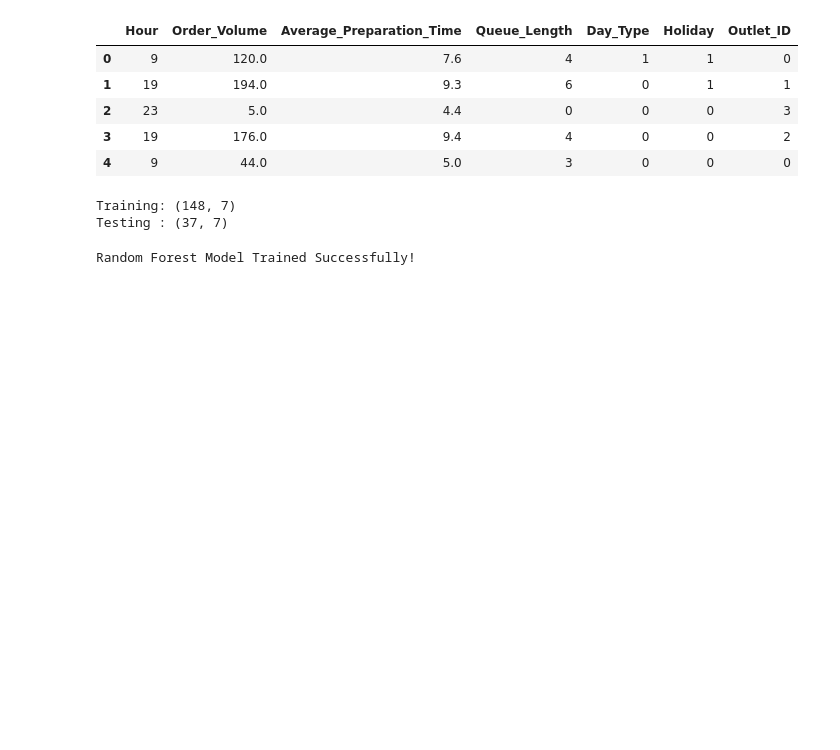
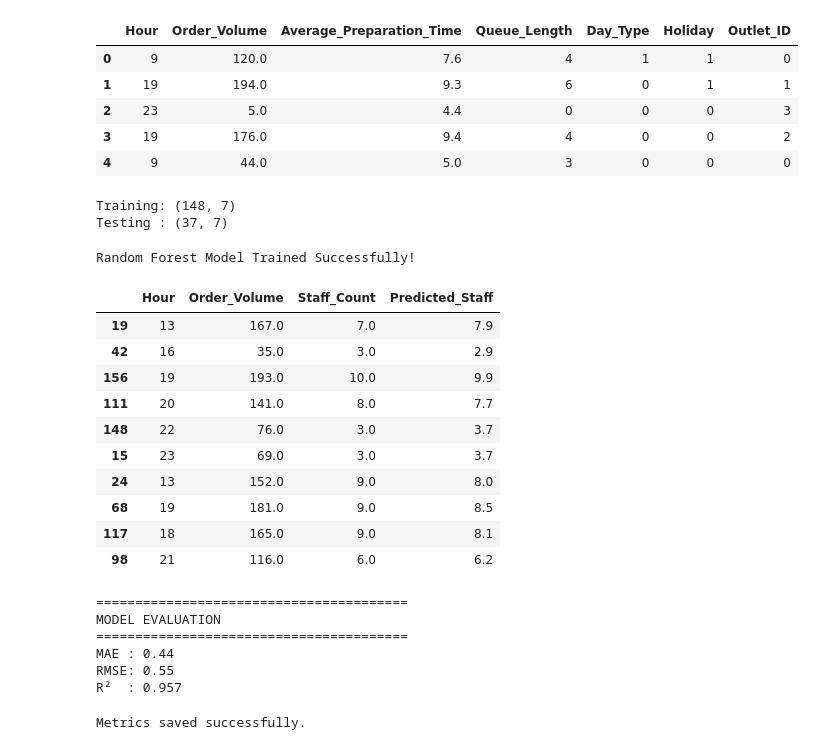
Before and after one commit to Rukshana-S/mcd-staffing-demand-prediction, a Jupyter notebook: Restaurant_Staffing_Analysis.ipynb, the cells around one changed output. Saved outputs shown, nothing was run; the diff lists cells and outputs as text; code cells hidden in the pictures; blank space fills up the shorter version.

Commit message:
Evaluate Random Forest model and save performance metrics

```diff
--- a/Restaurant_Staffing_Analysis.ipynb
+++ b/Restaurant_Staffing_Analysis.ipynb
@@ -457,3 +457,64 @@ rf_model.fit(X_train, y_train)
 print("Random Forest Model Trained Successfully!")
 # %% [output]
 Random Forest Model Trained Successfully!
+# %%
+predictions = rf_model.predict(X_test)
+
+results = model_df.iloc[y_test.index][["Hour","Order_Volume","Staff_Count"]].copy()
+results["Predicted_Staff"] = predictions.round(1)
+
+results.head(10)
+# %% [output]
+|  | Hour | Order_Volume | Staff_Count | Predicted_Staff |
+| 19 | 13 | 167.0 | 7.0 | 7.9 |
+| 42 | 16 | 35.0 | 3.0 | 2.9 |
+| 156 | 19 | 193.0 | 10.0 | 9.9 |
+| 111 | 20 | 141.0 | 8.0 | 7.7 |
+| 148 | 22 | 76.0 | 3.0 | 3.7 |
+| 15 | 23 | 69.0 | 3.0 | 3.7 |
+| 24 | 13 | 152.0 | 9.0 | 8.0 |
+| 68 | 19 | 181.0 | 9.0 | 8.5 |
+| 117 | 18 | 165.0 | 9.0 | 8.1 |
+| 98 | 21 | 116.0 | 6.0 | 6.2 |
+# %%
+from sklearn.metrics import (
+    mean_absolute_error,
+    mean_squared_error,
+    r2_score
+)
+
+import numpy as np
+
+mae = mean_absolute_error(y_test, predictions)
+rmse = np.sqrt(mean_squared_error(y_test, predictions))
+r2 = r2_score(y_test, predictions)
+
+print("="*40)
+print("MODEL EVALUATION")
+print("="*40)
+print(f"MAE : {mae:.2f}")
+print(f"RMSE: {rmse:.2f}")
+print(f"R²  : {r2:.3f}")
+# %% [output]
+========================================
+MODEL EVALUATION
+========================================
+MAE : 0.44
+RMSE: 0.55
+R²  : 0.957
+# %%
+metrics_path = os.path.join(
+    project_path,
+    "outputs/model_metrics.txt"
+)
+
+with open(metrics_path, "w") as f:
+    f.write("Random Forest Model Evaluation\n")
+    f.write("="*35 + "\n")
+    f.write(f"MAE : {mae:.2f}\n")
+    f.write(f"RMSE: {rmse:.2f}\n")
+    f.write(f"R²  : {r2:.3f}\n")
+
+print("Metrics saved successfully.")
+# %% [output]
+Metrics saved successfully.
```
